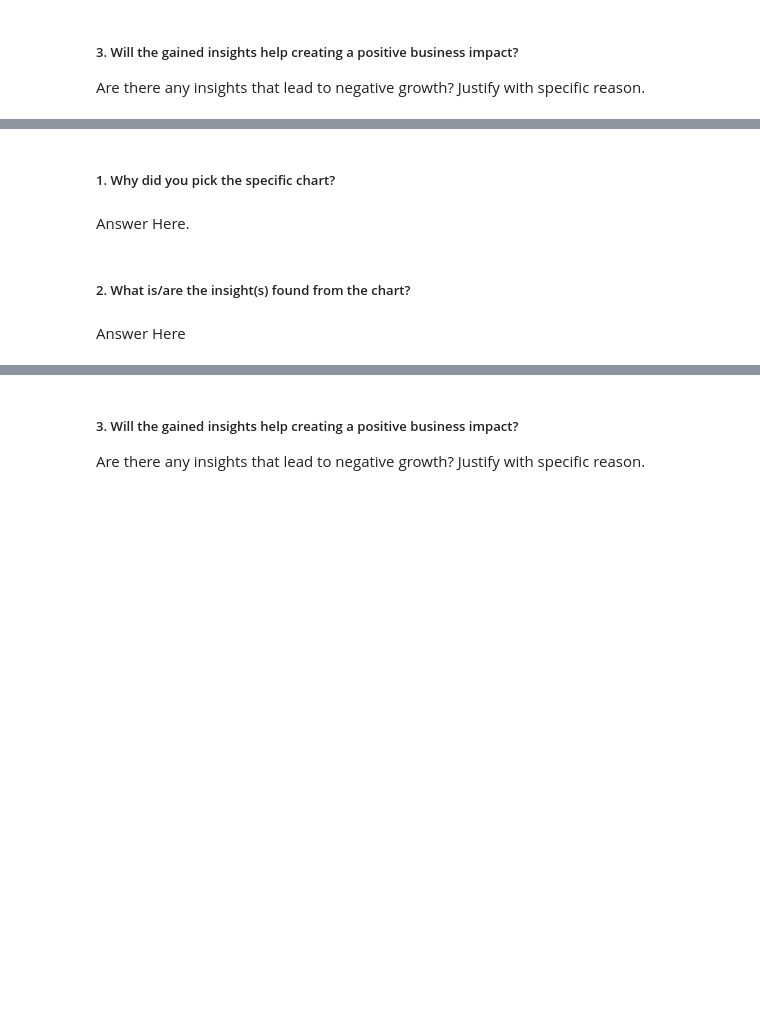
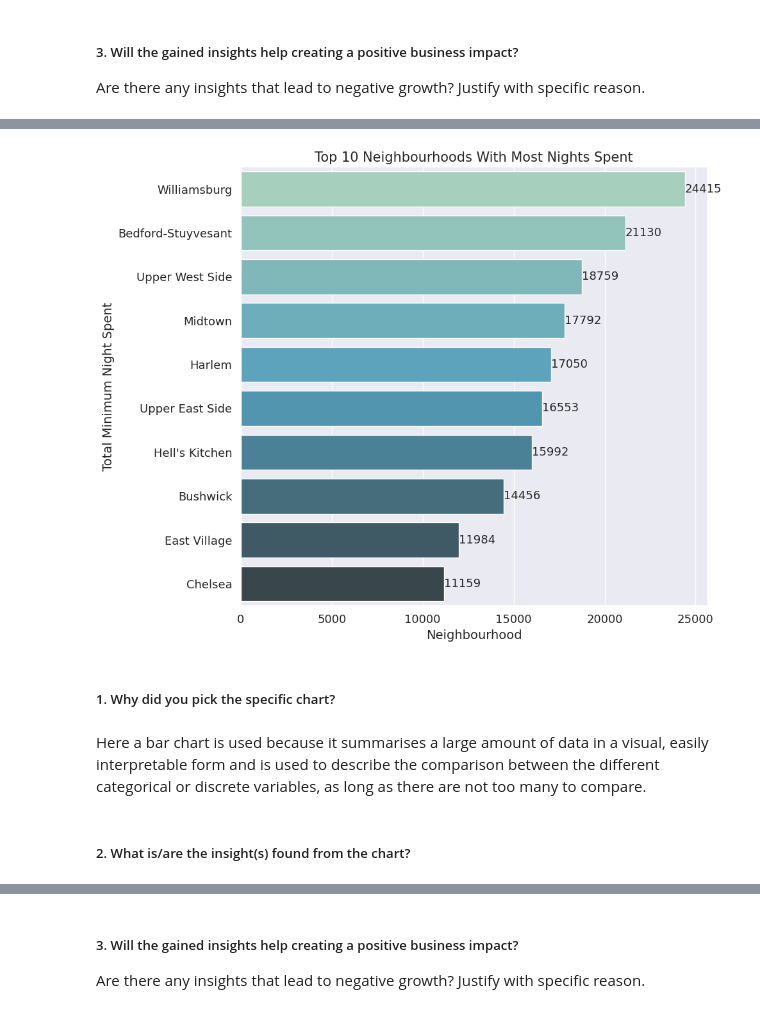
Before and after one commit to abhijain1216/Airbnb-Bookings-Analysis-EDA, a Jupyter notebook: Airbnb_Bookings_Analysis_EDA.ipynb, the cells around one changed output, grey strips where cells are left out. Drawn from its saved outputs; the diff is of its cells as text; code cells hidden in the pictures; blank space fills up the shorter version.

```diff
--- a/Airbnb_Bookings_Analysis_EDA.ipynb
+++ b/Airbnb_Bookings_Analysis_EDA.ipynb
@@ -854,0 +889,6 @@ Answer Here
+# %%
+# Chart - 12 visualization code
+
+# dataframe for total night spent at each neighbourhood
+df1 = airbnb.groupby('neighbourhood',as_index = False)['minimum_nights'].sum().sort_values('minimum_nights',ascending = False).rename(columns = {'minimum_nights':'total_minimum_nights'}).reset_index(drop = True)
+df1[:10]
@@ -855,8 +907,21 @@ Answer Here
+# %%
+# Visualization
+
+plt.figure(figsize = (10,8))
+plot = sns.barplot(data = df1[:10],y = 'neighbourhood',x = 'total_minimum_nights',palette = 'GnBu_d')
+plt.bar_label(plot.containers[0], label_type='edge',fontsize=13)
+plt.title('Top 10 Neighbourhoods With Most Nights Spent',fontsize=15)
+plt.xlabel('Neighbourhood',fontsize=14)
+plt.ylabel('Total Minimum Night Spent',fontsize=14)
+plt.xticks(fontsize = 13)
+plt.yticks(fontsize = 13)
+plt.tight_layout()
+plt.show()
+# %% [output]
+[figure, added]
 # %% [markdown]
 ##### 1. Why did you pick the specific chart?
-# %% [markdown]
-Answer Here.
+# %% [markdown]
+Here a bar chart is used because it summarises a large amount of data in a visual, easily interpretable form and is used to describe the comparison between the different categorical or discrete variables, as long as there are not too many to compare.
 # %% [markdown]
 ##### 2. What is/are the insight(s) found from the chart?
-# %% [markdown]
-Answer Here
```
Also changed, not shown: parts of 30 cells of this notebook.
